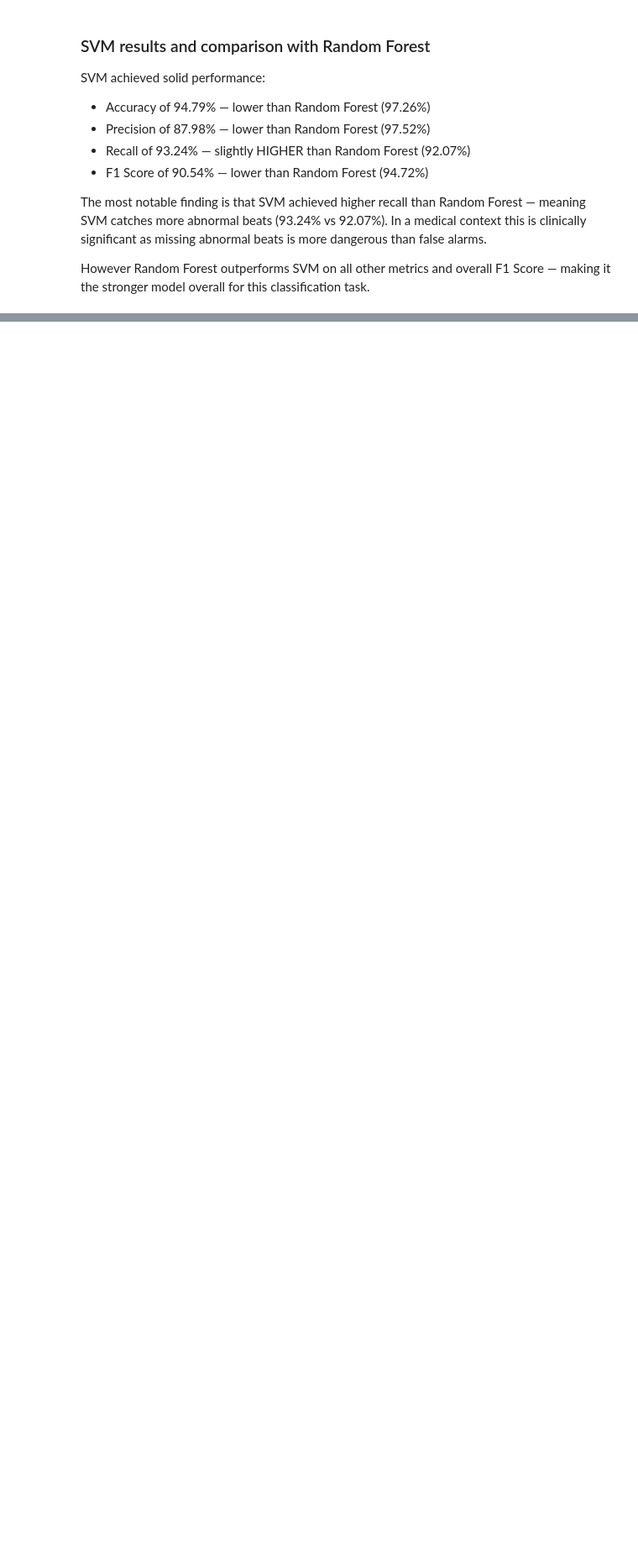
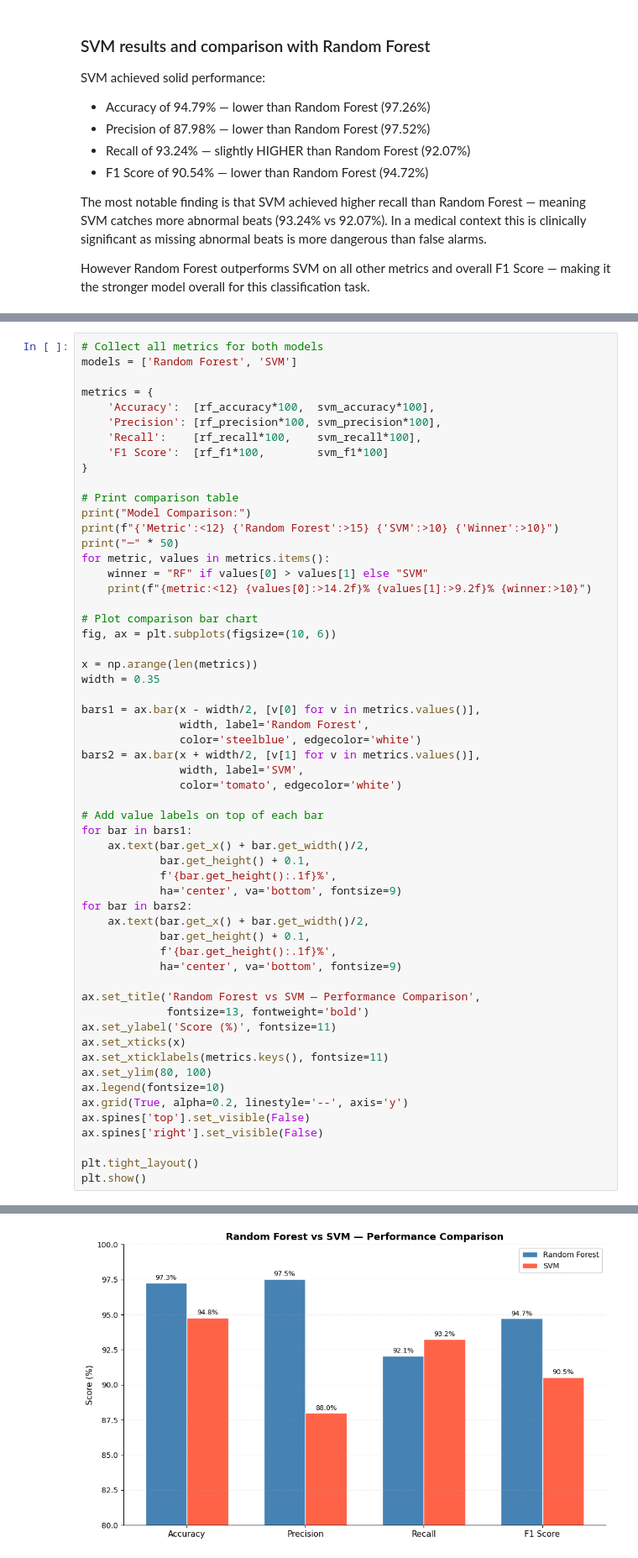
Before and after one commit to saugatpokharel/ecg-heartbeat-classification-xai, a Jupyter notebook: notebooks/04_model_training.ipynb, the cells around one changed output, grey strips where cells are left out. Shown at 84% size. Cells and saved outputs as stored; diff of their text form; blank space fills up the shorter version.

Commit message:
Phase 4, SVM trained, model comparison complete, RF selected

```diff
--- a/notebooks/04_model_training.ipynb
+++ b/notebooks/04_model_training.ipynb
@@ -356,0 +362,58 @@ this classification task.
+# %%
+# Collect all metrics for both models
+models = ['Random Forest', 'SVM']
+
+metrics = {
+    'Accuracy':  [rf_accuracy*100,  svm_accuracy*100],
+    'Precision': [rf_precision*100, svm_precision*100],
+    'Recall':    [rf_recall*100,    svm_recall*100],
+    'F1 Score':  [rf_f1*100,        svm_f1*100]
+}
+
+# Print comparison table
+print("Model Comparison:")
+print(f"{'Metric':<12} {'Random Forest':>15} {'SVM':>10} {'Winner':>10}")
+print("─" * 50)
+for metric, values in metrics.items():
+    winner = "RF" if values[0] > values[1] else "SVM"
+    print(f"{metric:<12} {values[0]:>14.2f}% {values[1]:>9.2f}% {winner:>10}")
+
+# Plot comparison bar chart
+fig, ax = plt.subplots(figsize=(10, 6))
+
+x = np.arange(len(metrics))
+width = 0.35
+
+bars1 = ax.bar(x - width/2, [v[0] for v in metrics.values()],
+               width, label='Random Forest',
+               color='steelblue', edgecolor='white')
+bars2 = ax.bar(x + width/2, [v[1] for v in metrics.values()],
+               width, label='SVM',
+               color='tomato', edgecolor='white')
+
+# Add value labels on top of each bar
+for bar in bars1:
+    ax.text(bar.get_x() + bar.get_width()/2,
+            bar.get_height() + 0.1,
+            f'{bar.get_height():.1f}%',
+            ha='center', va='bottom', fontsize=9)
+for bar in bars2:
+    ax.text(bar.get_x() + bar.get_width()/2,
+            bar.get_height() + 0.1,
+            f'{bar.get_height():.1f}%',
+            ha='center', va='bottom', fontsize=9)
+
+ax.set_title('Random Forest vs SVM — Performance Comparison',
+             fontsize=13, fontweight='bold')
+ax.set_ylabel('Score (%)', fontsize=11)
+ax.set_xticks(x)
+ax.set_xticklabels(metrics.keys(), fontsize=11)
+ax.set_ylim(80, 100)
+ax.legend(fontsize=10)
+ax.grid(True, alpha=0.2, linestyle='--', axis='y')
+ax.spines['top'].set_visible(False)
+ax.spines['right'].set_visible(False)
+
+plt.tight_layout()
+plt.show()
+# %% [output]
@@ -356,0 +427 @@ this classification task.
+[figure, added]
```
Also changed, not shown: parts of 3 cells of this notebook.
